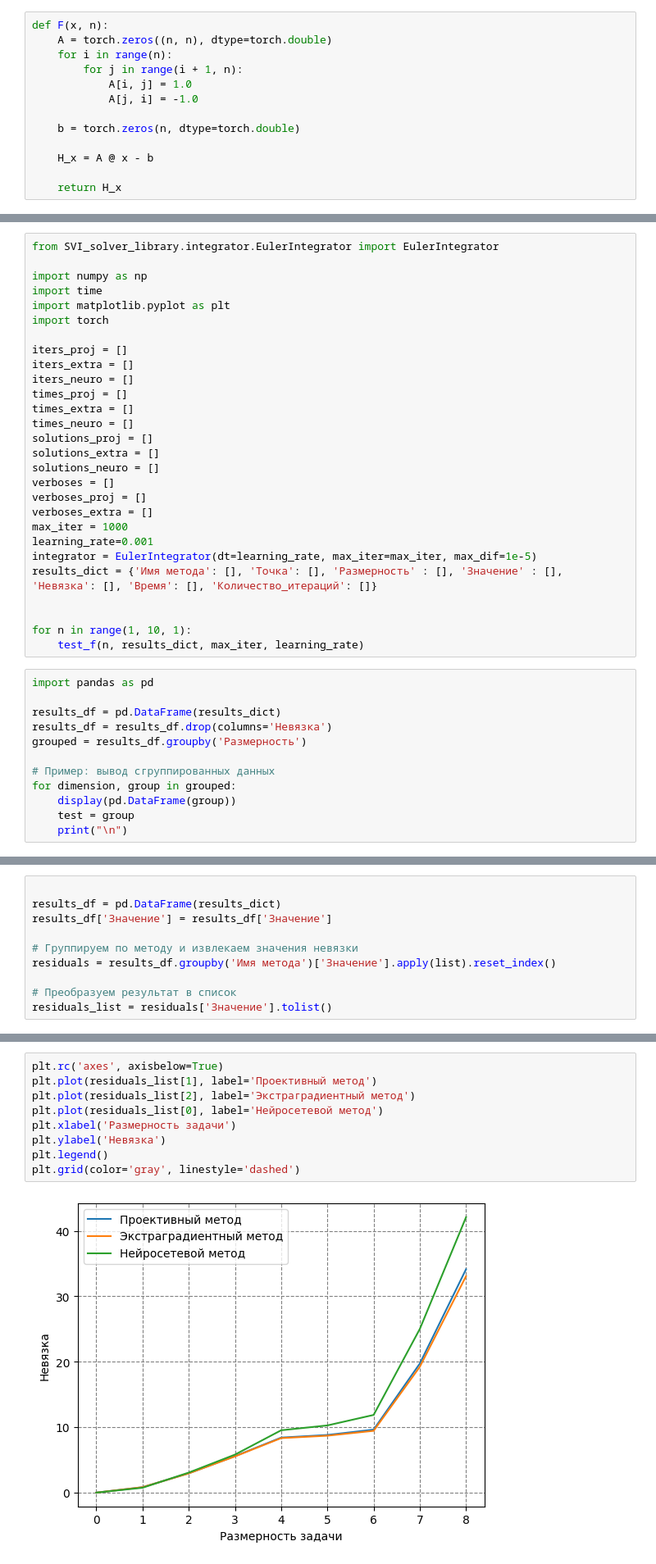
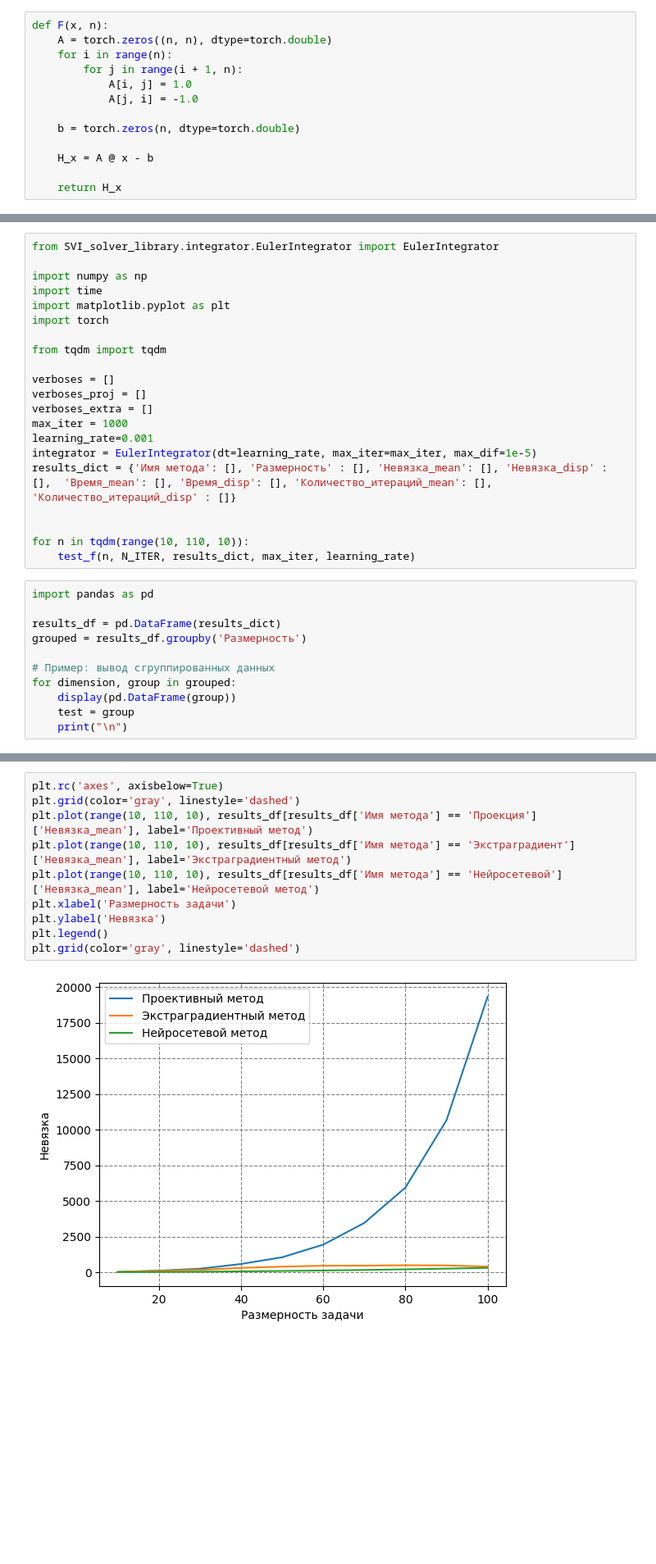
Before and after one commit to Rooney22/VI_Solver_library, a Jupyter notebook: example.ipynb, the cells around one changed output, grey strips where cells are left out. Shown: that part at 82% size. Saved outputs shown, nothing was run; the diff lists cells and outputs as text; blank space fills up the shorter version.

```diff
--- a/example.ipynb
+++ b/example.ipynb
@@ -1021,31 +872,23 @@ import time
 import matplotlib.pyplot as plt
 import torch
 
-iters_proj = []
-iters_extra = []
-iters_neuro = []
-times_proj = []
-times_extra = []
-times_neuro = []
-solutions_proj = []
-solutions_extra = []
-solutions_neuro = []
+from tqdm import tqdm
+
 verboses = []
 verboses_proj = []
 verboses_extra = []
 max_iter = 1000
 learning_rate=0.001
 integrator = EulerIntegrator(dt=learning_rate, max_iter=max_iter, max_dif=1e-5)
-results_dict = {'Имя метода': [], 'Точка': [], 'Размерность' : [], 'Значение' : [], 'Невязка': [], 'Время': [], 'Количество_итераций': []}
+results_dict = {'Имя метода': [], 'Размерность' : [], 'Невязка_mean': [], 'Невязка_disp' : [],  'Время_mean': [], 'Время_disp': [], 'Количество_итераций_mean': [], 'Количество_итераций_disp' : []}
 
 
-for n in range(1, 10, 1):
-    test_f(n, results_dict, max_iter, learning_rate)
+for n in tqdm(range(10, 110, 10)):
+    test_f(n, N_ITER, results_dict, max_iter, learning_rate)
 # %%
 import pandas as pd
 
 results_df = pd.DataFrame(results_dict)
-results_df = results_df.drop(columns='Невязка')
 grouped = results_df.groupby('Размерность')
 
 # Пример: вывод сгруппированных данных
@@ -1108,10 +954,0 @@ plt.grid(color='gray', linestyle='dashed')
-# %%
-
-results_df = pd.DataFrame(results_dict)
-results_df['Значение'] = results_df['Значение']
-
-# Группируем по методу и извлекаем значения невязки
-residuals = results_df.groupby('Имя метода')['Значение'].apply(list).reset_index()
-
-# Преобразуем результат в список
-residuals_list = residuals['Значение'].tolist()
@@ -1145,11 +955,12 @@ residuals_list
 # %%
 plt.rc('axes', axisbelow=True)
-plt.plot(residuals_list[1], label='Проективный метод')
-plt.plot(residuals_list[2], label='Экстраградиентный метод')
-plt.plot(residuals_list[0], label='Нейросетевой метод')
+plt.grid(color='gray', linestyle='dashed')
+plt.plot(range(10, 110, 10), results_df[results_df['Имя метода'] == 'Проекция']['Невязка_mean'], label='Проективный метод')
+plt.plot(range(10, 110, 10), results_df[results_df['Имя метода'] == 'Экстраградиент']['Невязка_mean'], label='Экстраградиентный метод')
+plt.plot(range(10, 110, 10), results_df[results_df['Имя метода'] == 'Нейросетевой']['Невязка_mean'], label='Нейросетевой метод')
 plt.xlabel('Размерность задачи')
 plt.ylabel('Невязка')
 plt.legend()
 plt.grid(color='gray', linestyle='dashed')
 # %% [output]
-[figure, old version]
+[figure, new version]
```
Also changed, not shown: parts of 61 cells of this notebook, 2 other files.
